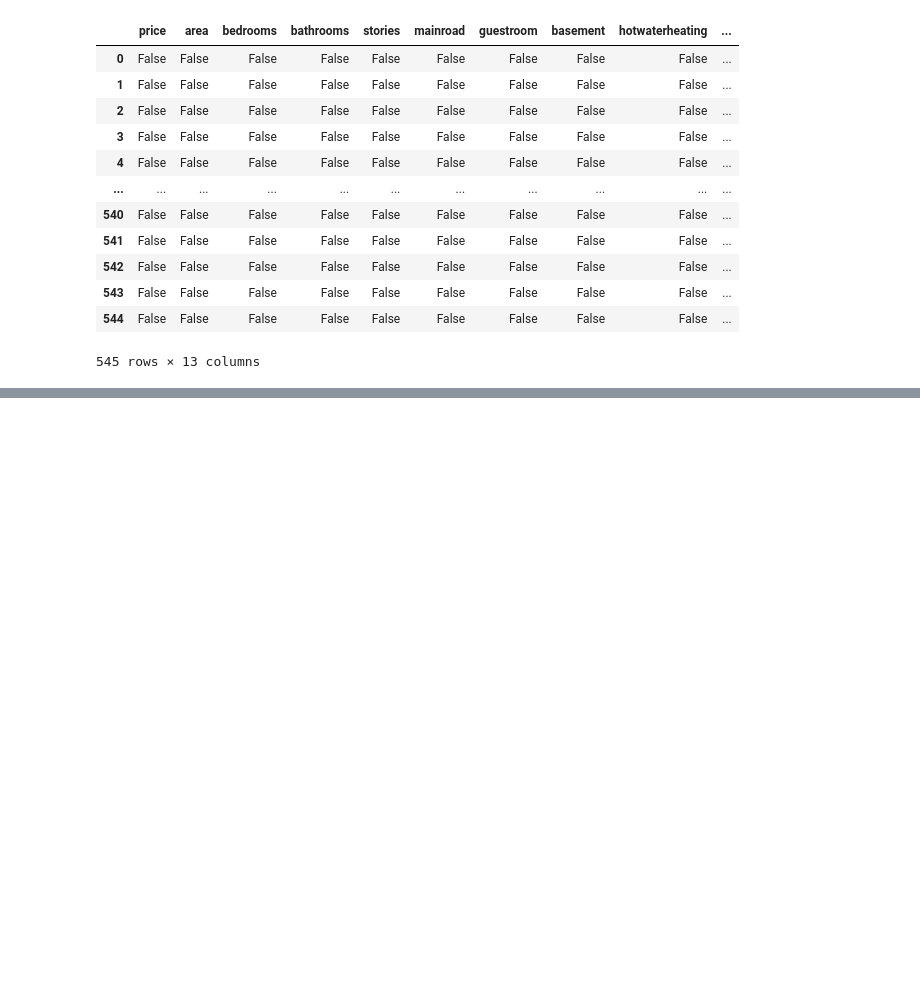
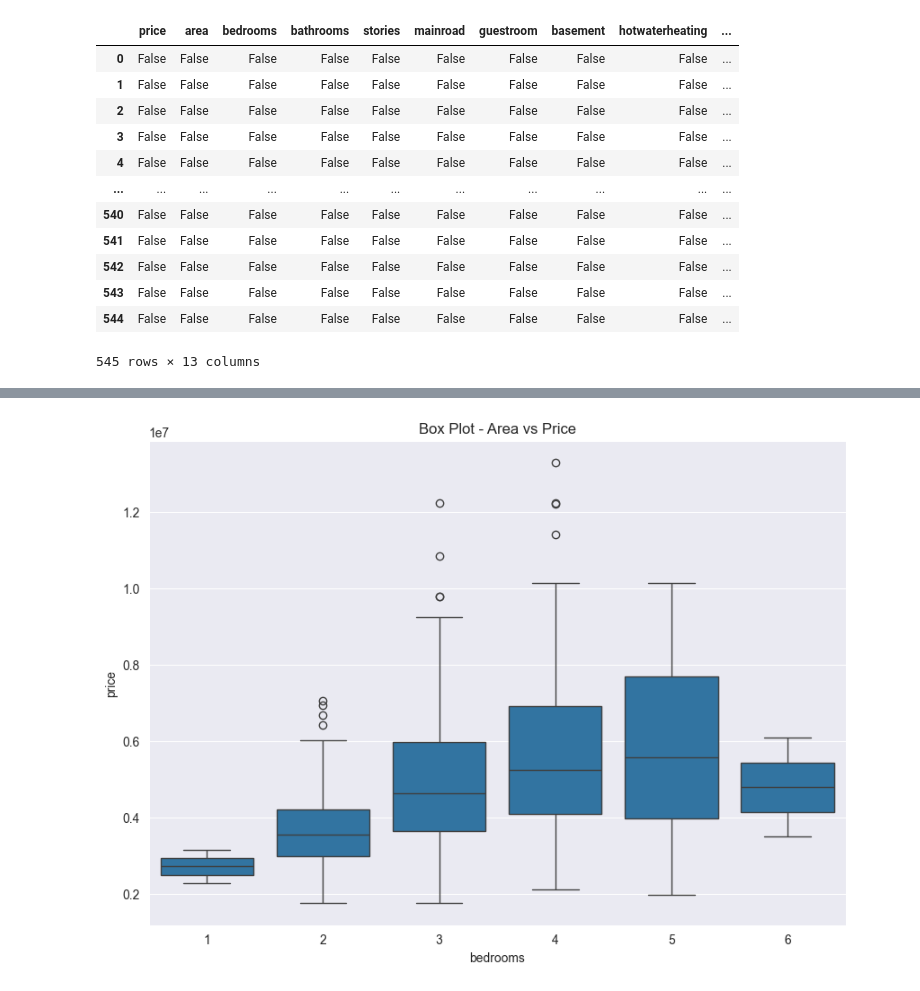
Before and after one commit to TheDark-Cloud/Price_Prediction_Api, a Jupyter notebook: ml-moldel/home_price_prediction.ipynb, the cells around one changed output, grey strips where cells are left out. Cells and saved outputs as stored; diff of their text form; code cells hidden in the pictures; blank space fills up the shorter version.

```diff
--- a/ml-moldel/home_price_prediction.ipynb
+++ b/ml-moldel/home_price_prediction.ipynb
@@ -70,0 +153,9 @@ ValueError: could not convert string to float: 'yes'
+# %%
+### checking outliers
+
+plt.figure(figsize=(10,7))
+sns.boxplot(data=df, x='bedrooms', y='price')
+plt.title("Box Plot - Area vs Price")
+plt.show()
+# %% [output]
+[figure, added]
```
Also changed, not shown: parts of 21 cells of this notebook, 2 other files.
